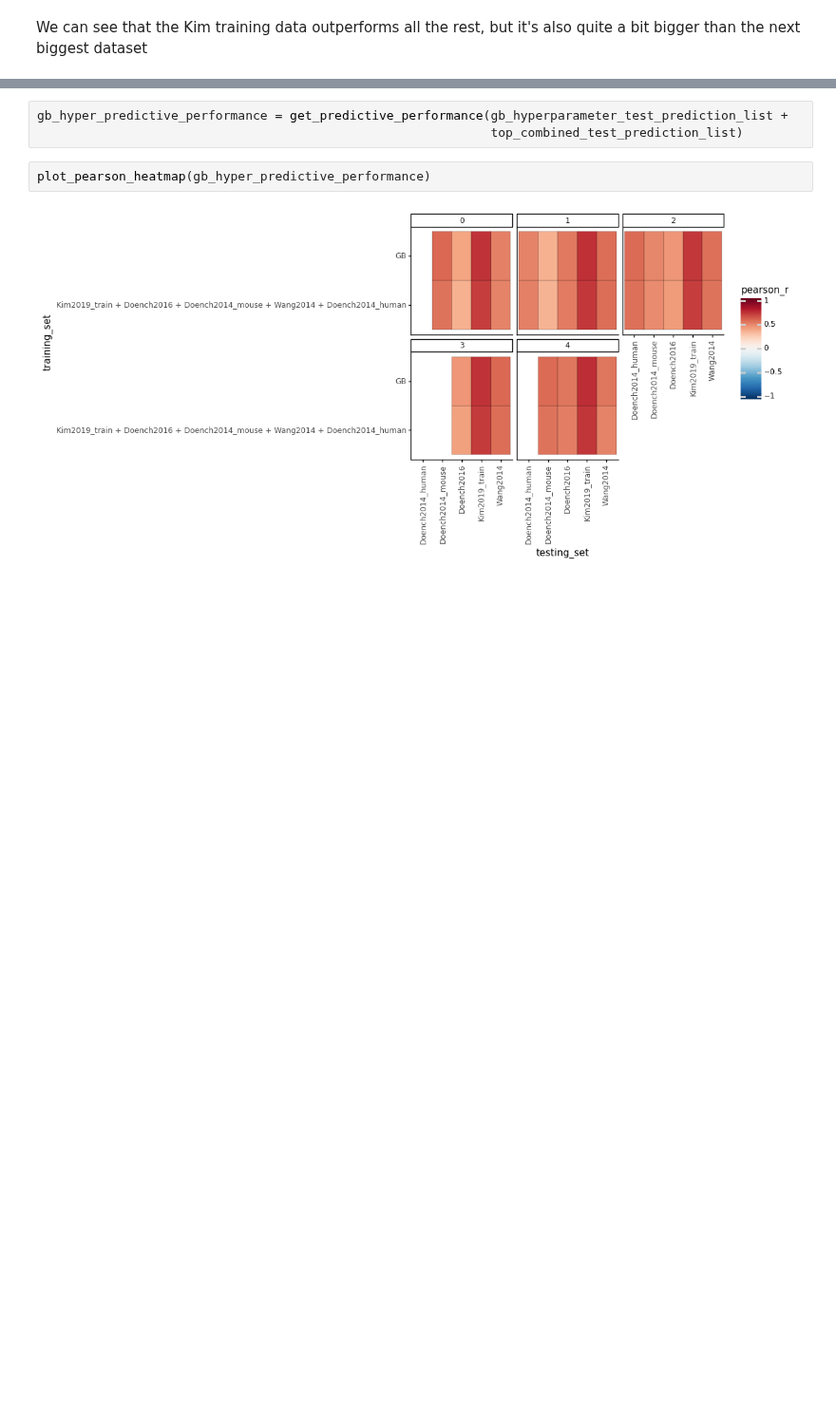
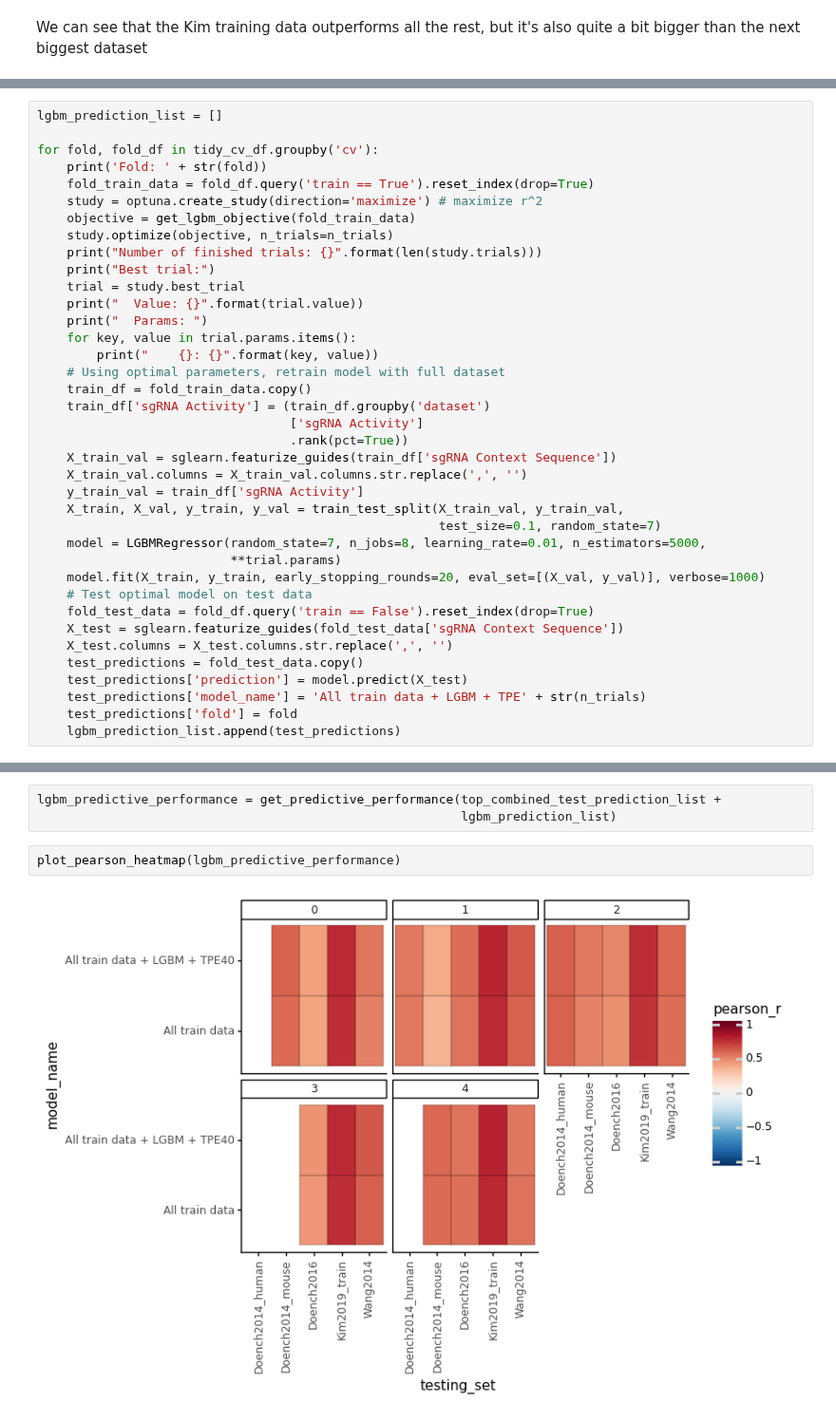
Before and after one commit to gpp-rnd/rs_dev, a Jupyter notebook: notebooks/03_build_seq_model.ipynb, the cells around one changed output, grey strips where cells are left out. Shown at 95% size. Saved outputs shown, nothing was run; the diff lists cells and outputs as text; blank space fills up the shorter version.

Commit message:
code (lgbm tpe): optimal lgbm + tpe40 model

```diff
--- a/notebooks/03_build_seq_model.ipynb
+++ b/notebooks/03_build_seq_model.ipynb
@@ -409,0 +508,38 @@ Fold: 4
+# %%
+lgbm_prediction_list = []
+
+for fold, fold_df in tidy_cv_df.groupby('cv'):
+    print('Fold: ' + str(fold))
+    fold_train_data = fold_df.query('train == True').reset_index(drop=True)
+    study = optuna.create_study(direction='maximize') # maximize r^2
+    objective = get_lgbm_objective(fold_train_data)
+    study.optimize(objective, n_trials=n_trials)
+    print("Number of finished trials: {}".format(len(study.trials)))
+    print("Best trial:")
+    trial = study.best_trial
+    print("  Value: {}".format(trial.value))
+    print("  Params: ")
+    for key, value in trial.params.items():
+        print("    {}: {}".format(key, value))
+    # Using optimal parameters, retrain model with full dataset
+    train_df = fold_train_data.copy()
+    train_df['sgRNA Activity'] = (train_df.groupby('dataset')
+                                  ['sgRNA Activity']
+                                  .rank(pct=True))
+    X_train_val = sglearn.featurize_guides(train_df['sgRNA Context Sequence'])
+    X_train_val.columns = X_train_val.columns.str.replace(',', '')
+    y_train_val = train_df['sgRNA Activity']
+    X_train, X_val, y_train, y_val = train_test_split(X_train_val, y_train_val,
+                                                      test_size=0.1, random_state=7)
+    model = LGBMRegressor(random_state=7, n_jobs=8, learning_rate=0.01, n_estimators=5000,
+                          **trial.params)
+    model.fit(X_train, y_train, early_stopping_rounds=20, eval_set=[(X_val, y_val)], verbose=1000)
+    # Test optimal model on test data
+    fold_test_data = fold_df.query('train == False').reset_index(drop=True)
+    X_test = sglearn.featurize_guides(fold_test_data['sgRNA Context Sequence'])
+    X_test.columns = X_test.columns.str.replace(',', '')
+    test_predictions = fold_test_data.copy()
+    test_predictions['prediction'] = model.predict(X_test)
+    test_predictions['model_name'] = 'All train data + LGBM + TPE' + str(n_trials)
+    test_predictions['fold'] = fold
+    lgbm_prediction_list.append(test_predictions)
@@ -410,7 +581,7 @@ Fold: 4
 # %%
-gb_hyper_predictive_performance = get_predictive_performance(gb_hyperparameter_test_prediction_list +
-                                                             top_combined_test_prediction_list)
+lgbm_predictive_performance = get_predictive_performance(top_combined_test_prediction_list +
+                                                         lgbm_prediction_list)
 # %%
-plot_pearson_heatmap(gb_hyper_predictive_performance)
+plot_pearson_heatmap(lgbm_predictive_performance)
 # %% [output]
-[figure, old version]
+[figure, new version]
```
Also changed, not shown: parts of 45 cells of this notebook.
